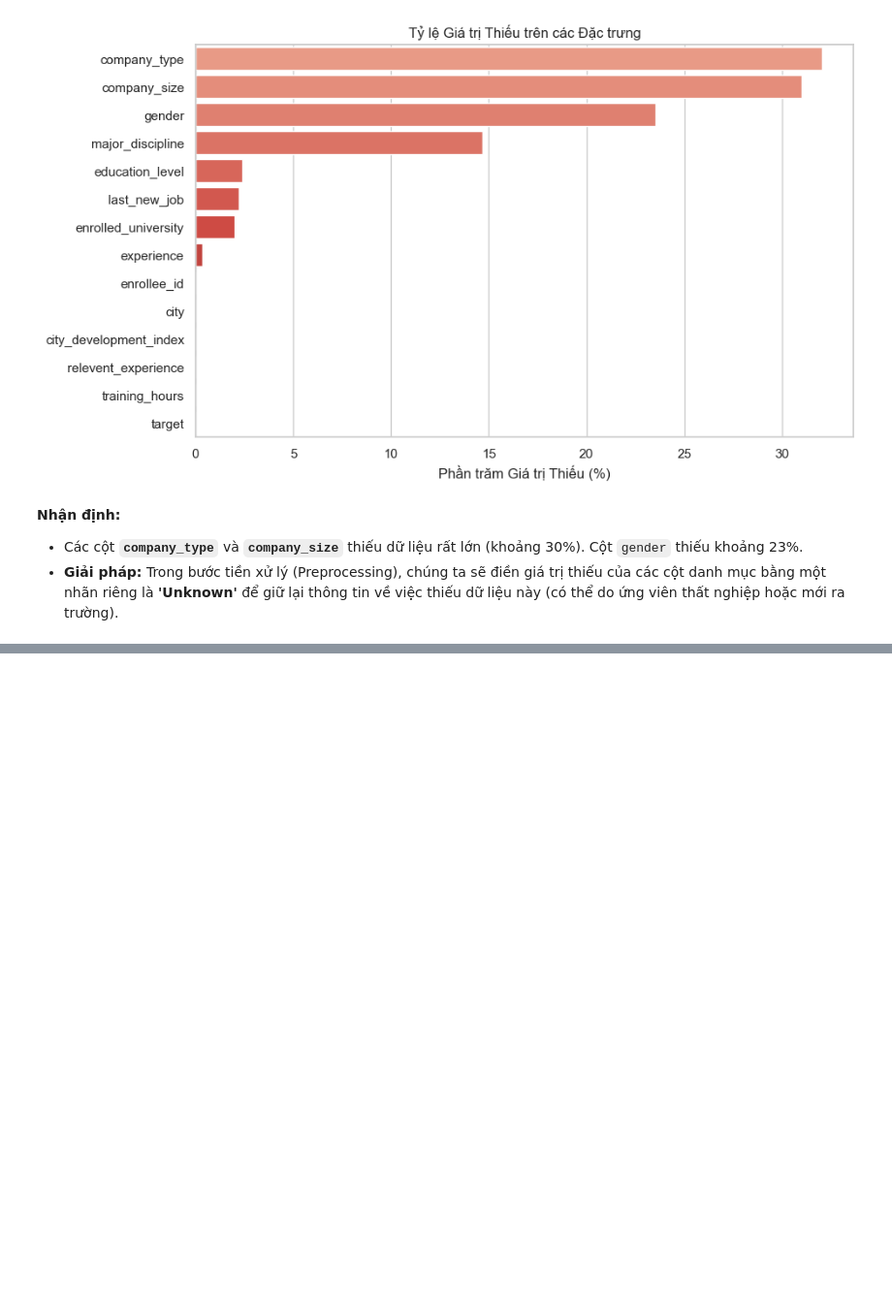
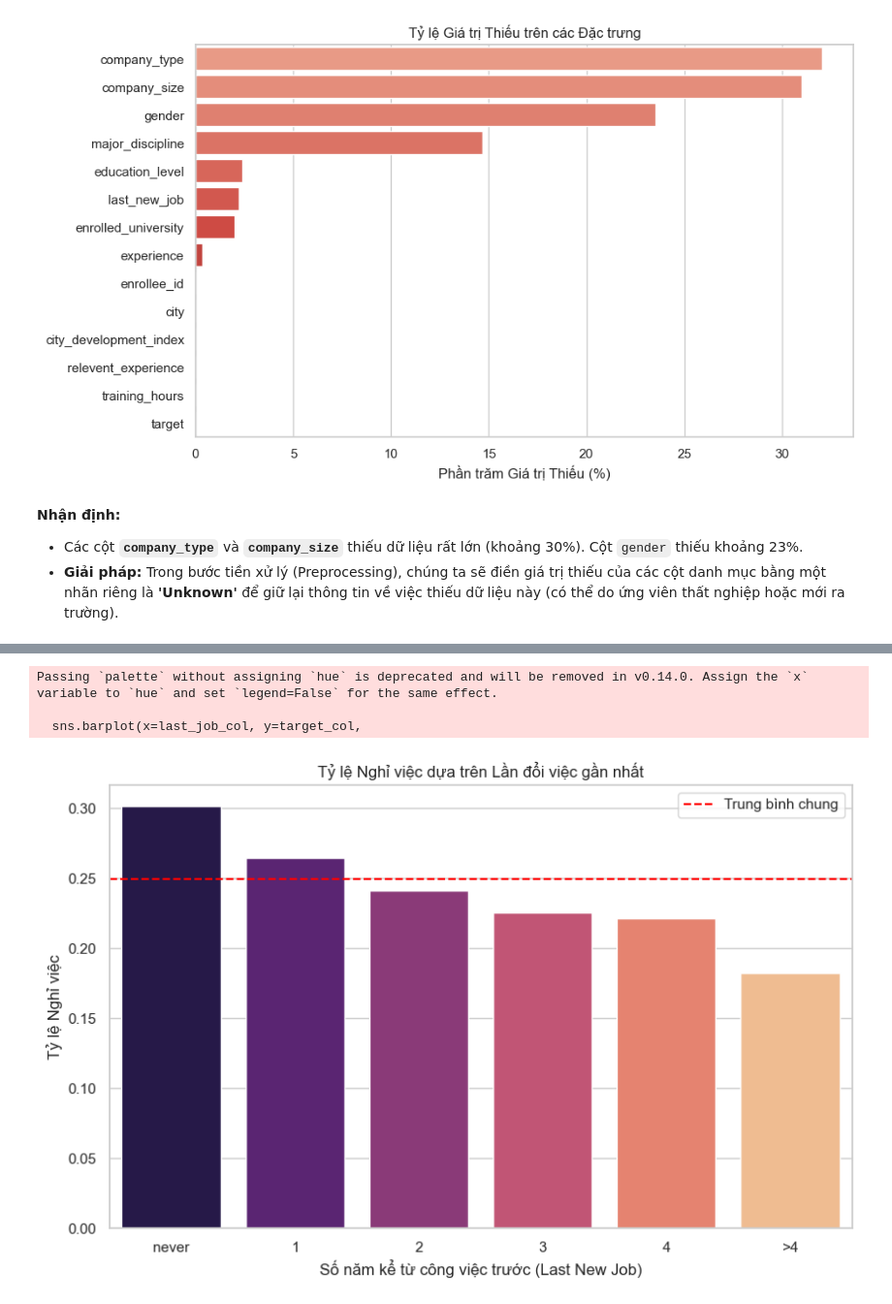
Before and after one commit to ohthisischichi/HR-Analytics-Job-Change-of-Data-Scientists, a Jupyter notebook: notebooks/01_data_exploration.ipynb, the cells around one changed output, grey strips where cells are left out. Shown at 97% size. Saved outputs shown, nothing was run; the diff lists cells and outputs as text; code cells hidden in the pictures; blank space fills up the shorter version.

```diff
--- a/notebooks/01_data_exploration.ipynb
+++ b/notebooks/01_data_exploration.ipynb
@@ -194,0 +224,25 @@ Passing `palette` without assigning `hue` is deprecated and will be removed in v
+# %%
+# Lấy dữ liệu
+last_job_col = data[field_map['last_new_job']]
+target_col = data[field_map['target']]
+
+# Sắp xếp thứ tự hiển thị
+job_order = ['never', '1', '2', '3', '4', '>4']
+
+# Vẽ biểu đồ
+plt.figure(figsize=(10, 6))
+sns.barplot(x=last_job_col, y=target_col,
+            order=job_order, palette='magma', errorbar=None)
+
+plt.title("Tỷ lệ Nghỉ việc dựa trên Lần đổi việc gần nhất")
+plt.xlabel("Số năm kể từ công việc trước (Last New Job)")
+plt.ylabel("Tỷ lệ Nghỉ việc")
+# Vẽ đường trung bình
+plt.axhline(y=np.mean(target_col.astype(float)), color='red', linestyle='--', label='Trung bình chung')
+plt.legend()
+plt.show()
+# %% [output]
+Passing `palette` without assigning `hue` is deprecated and will be removed in v0.14.0. Assign the `x` variable to `hue` and set `legend=False` for the same effect.
+
+  sns.barplot(x=last_job_col, y=target_col,
+[figure, added]
```
Also changed, not shown: parts of 15 cells of this notebook, 6 other files.
